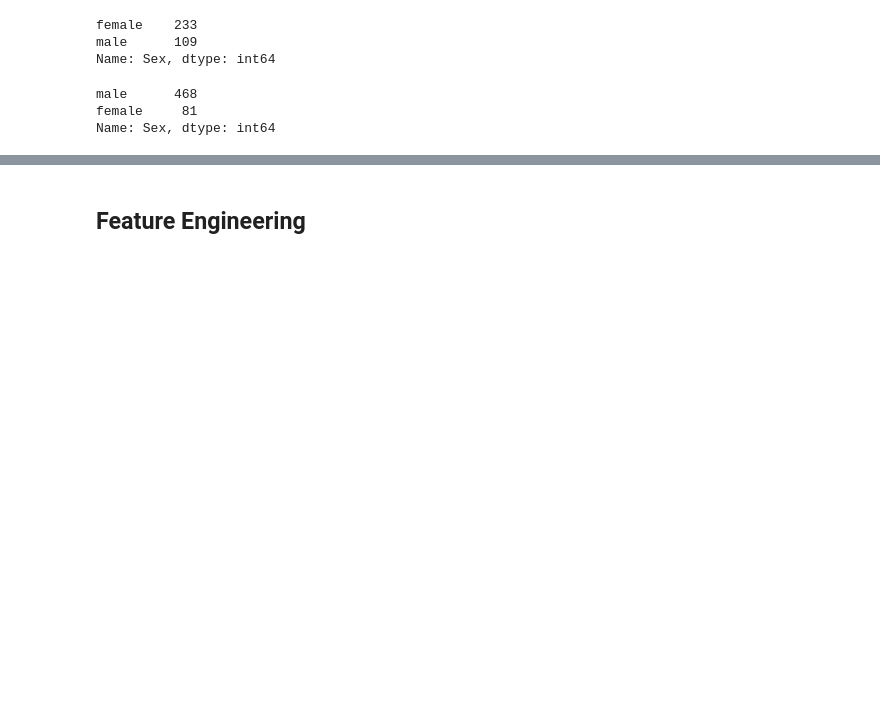
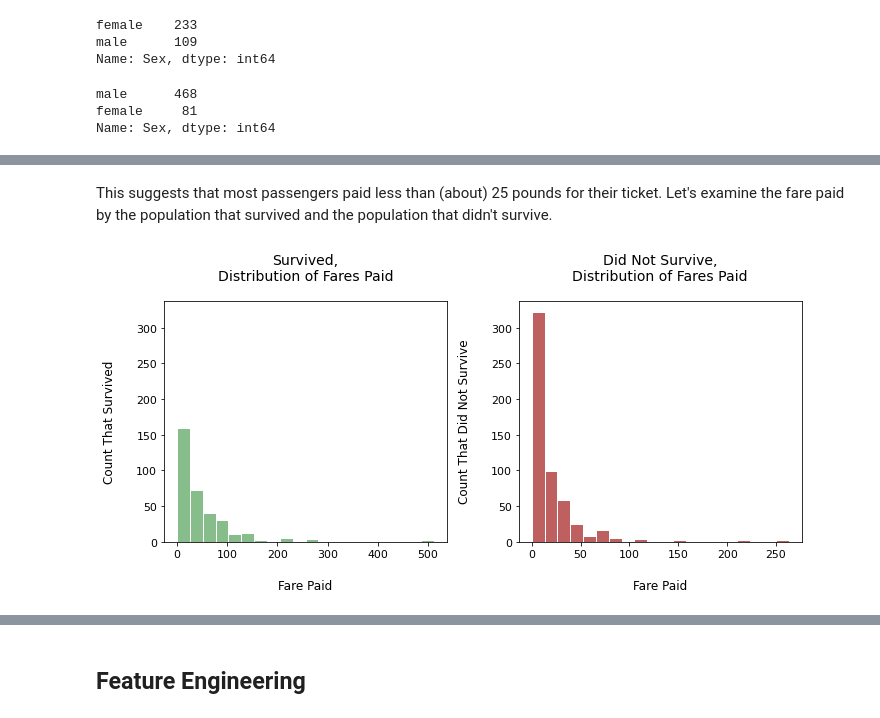
Before and after one commit to pvasudev16/titanic, a Jupyter notebook: titanic.ipynb, the cells around one changed output, grey strips where cells are left out. Drawn from its saved outputs; the diff is of its cells as text; code cells hidden in the pictures; blank space fills up the shorter version.

```diff
--- a/titanic.ipynb
+++ b/titanic.ipynb
@@ -631,0 +669,46 @@ Name: Sex, dtype: int64
+# %% [markdown]
+This suggests that most passengers paid less than (about) 25 pounds for their ticket. Let's examine the fare paid by the population that survived and the population that didn't survive.
+# %%
+fig, (ax1, ax2) = plt.subplots(1,2)
+fig.set_size_inches(
+    FIG_WIDTH_INCHES * 2,
+    FIG_HEIGHT_INCHES
+)
+
+bin_list = 20
+plot_histogram(
+    axis=ax1,
+    data_frame=train_data[
+        train_data["Survived"]==1
+    ],
+    data_column_string="Fare",
+    bins_list=bin_list,
+    colour_string=SURVIVED_COLOUR,
+    xlabel_string="Fare Paid",
+    ylabel_string="Count That Survived",
+    title_string="Survived,\nDistribution of Fares Paid",
+    linewidth_num=1,
+)
+
+plot_histogram(
+    axis=ax2,
+    data_frame=train_data[
+        train_data["Survived"]==0
+    ],
+    data_column_string="Fare",
+    bins_list=bin_list,
+    colour_string=DID_NOT_SURVIVE_COLOUR,
+    xlabel_string="Fare Paid",
+    ylabel_string="Count That Did Not Survive",
+    title_string="Did Not Survive,\nDistribution of Fares Paid",
+    linewidth_num=1,
+)
+
+# Adjust the x-limits on the first plot to match that of the second
+ax1.set_ylim(
+    ax2.get_ylim()
+)
+plt.tight_layout()
+plt.show()
+# %% [output]
+[figure, added]
```
Also changed, not shown: parts of 20 cells of this notebook.
